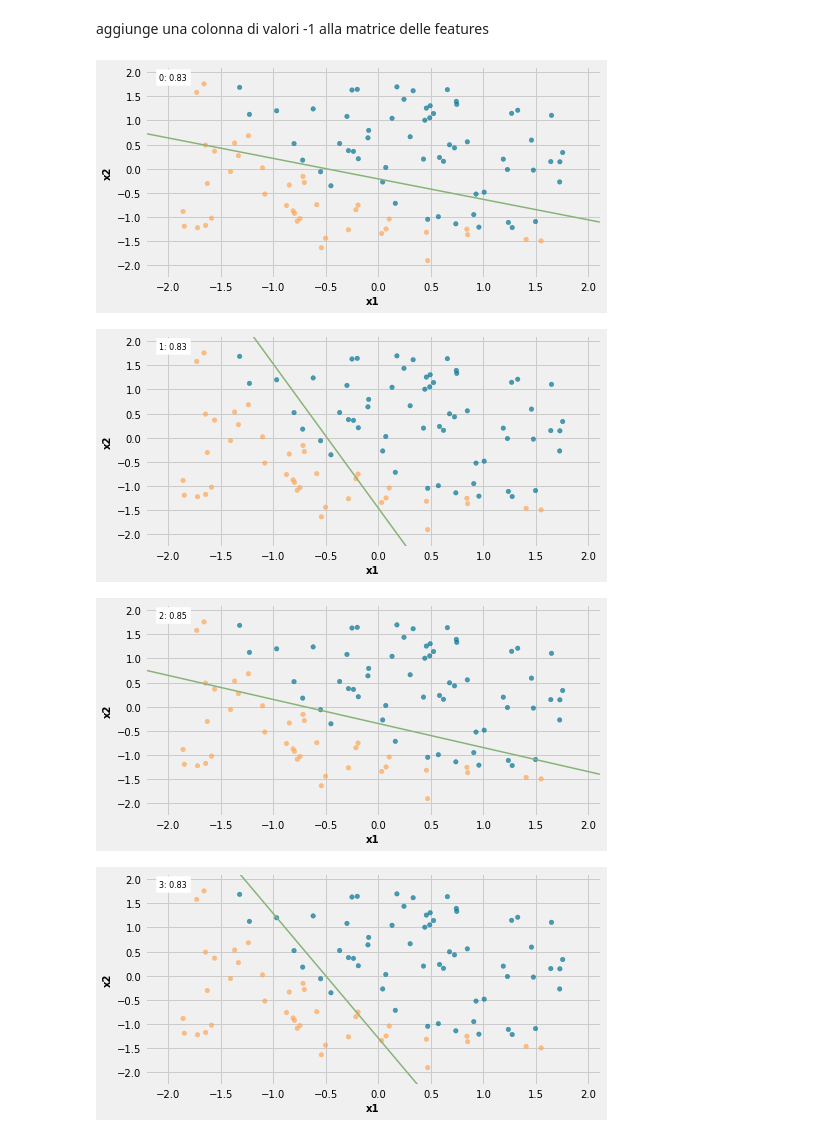
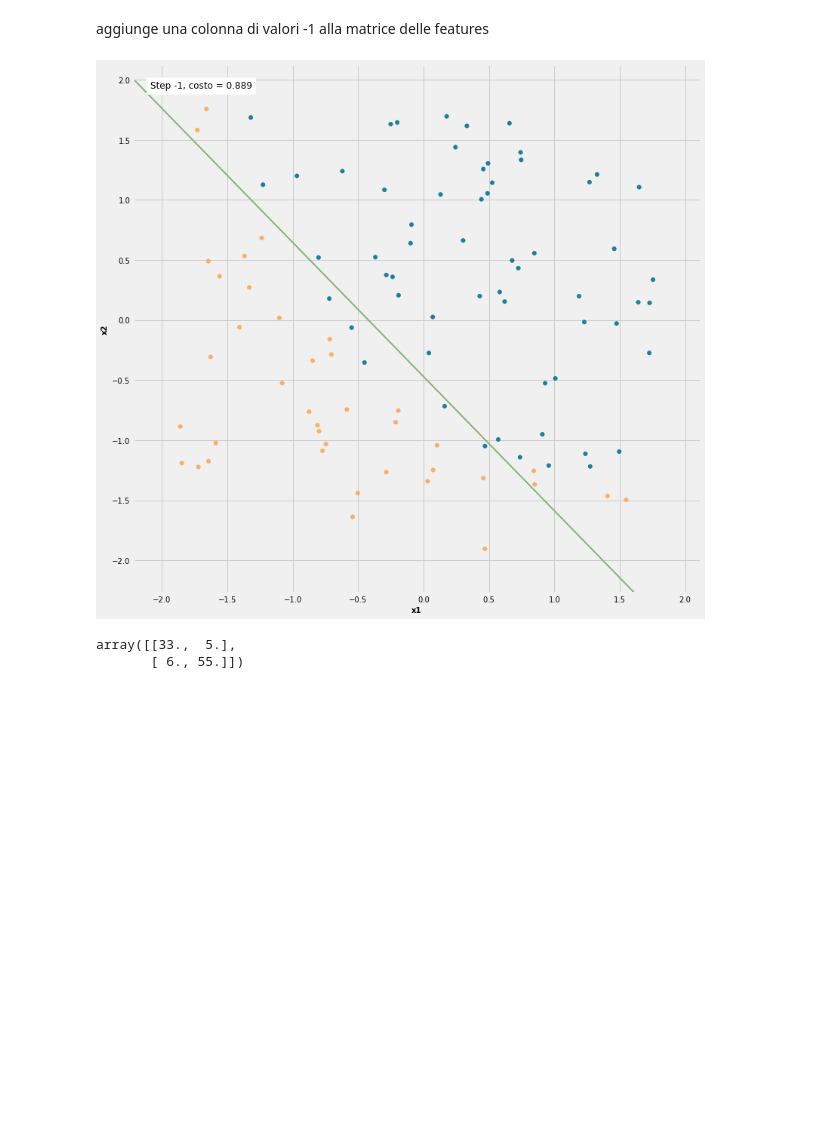
Before and after one commit to tvml/ml1819, a Jupyter notebook: codici/perceptron.ipynb, the cells around one changed output. Saved outputs shown, nothing was run; the diff lists cells and outputs as text; code cells hidden in the pictures; blank space fills up the shorter version.

```diff
--- a/codici/perceptron.ipynb
+++ b/codici/perceptron.ipynb
@@ -113,37 +109,38 @@ z = np.zeros((len(u), len(v)))
+# %%
+thetas = []
+thetas.append(theta.copy())
+for k in range(2*n+1):
+    # determina la classificazione effettuata applicando la soglia 0-1 ai valori forniti
+    # dalla combinazione lineare delle features e dei coefficienti
+    y = np.where(np.dot(X, theta)>0,1,0)
+    # somma o sottrae eta da tutti i coefficienti per ogni osservazione mal classificata
+    theta += eta * np.dot(X.T, t-y)
+    thetas.append(theta.copy())
+# %%
+k=-1
 # %%
-plt.figure()
-costs = []
-# esegue il ciclo seguente per n volte
-for k in range(2*n+1):
-    # determina la classificazione effettuata applicando la soglia 0-1 ai valori forniti
-    # dalla combinazione lineare delle features e dei coefficienti
-    y = np.where(np.dot(X, theta)>0,1,0)
-    cf=statistics(theta,X,t)
-    costs.append(round(np.trace(cf)/n,2))
-    # somma o sottrae eta da tutti i coefficienti per ogni osservazione mal classificata
-    if k in set([0,1,2,3]):
-        cf=statistics(theta,X,t)
-        theta1=-theta[1]/theta[2]
-        theta0=theta[0]/theta[2]
-        t2 = theta0+theta1*t1
-        for i in range(0, len(u)):
-            for j in range(0, len(v)):
-                z[i,j] = np.dot(theta.T, np.array([u[i],v[j],-1]).reshape(-1,1)).item()
-        plt.subplot(2,2,k+1)
-        #imshow_handle = plt.imshow(z, extent=(minx, maxx, miny, maxy), alpha=.5)
-        plt.scatter(X[:,1],X[:,2],s=20,c=c, marker='o', alpha=.7)
-        plt.plot(t1, theta0+theta1*t1, color=colors[3], linewidth=1.5, alpha=1)
-        plt.xlabel('x1', fontsize=10)
-        plt.ylabel('x2', fontsize=10)
-        plt.xticks(fontsize=10)
-        plt.yticks(fontsize=10)
-        plt.xlim(minx,maxx)
-        plt.ylim(miny,maxy)
-        plt.annotate(str(k)+': '+str(round(np.trace(cf)/n,2)), xy=(.03, .97), backgroundcolor='w', va='top', xycoords='axes fraction', fontsize=8)
-        plt.show()
-    theta += eta * np.dot(X.T, t-y)
+theta = thetas[k]
+cf=statistics(theta,X,t)
+cost=np.trace(cf)/n
+theta1=-theta[1]/theta[2]
+theta0=theta[0]/theta[2]
+t2 = theta0+theta1*t1
+
+plt.figure(figsize=(12,12))
+plt.scatter(X[:,1],X[:,2],s=30,c=c, marker='o', alpha=.9)
+plt.plot(t1, theta0+theta1*t1, color=colors[3], linewidth=2, alpha=1)
+plt.xlabel('x1', fontsize=10)
+plt.ylabel('x2', fontsize=10)
+plt.xticks(fontsize=10)
+plt.yticks(fontsize=10)
+plt.xlim(minx,maxx)
+plt.ylim(miny,maxy)
+plt.annotate('Step {0:d}, costo = {1:3.3f}'.format(k,cost), xy=(.03, .97), backgroundcolor='w', va='top',
+xycoords='axes fraction', fontsize=12)
+plt.show()
+
+cf
 # %% [output]
-[figure, old version]
+[figure, new version]
-[figure, removed]
-[figure, removed]
-[figure, removed]
+array([[33.,  5.],
+       [ 6., 55.]])
```
Also changed, not shown: parts of 3 cells of this notebook, 13 other files.
